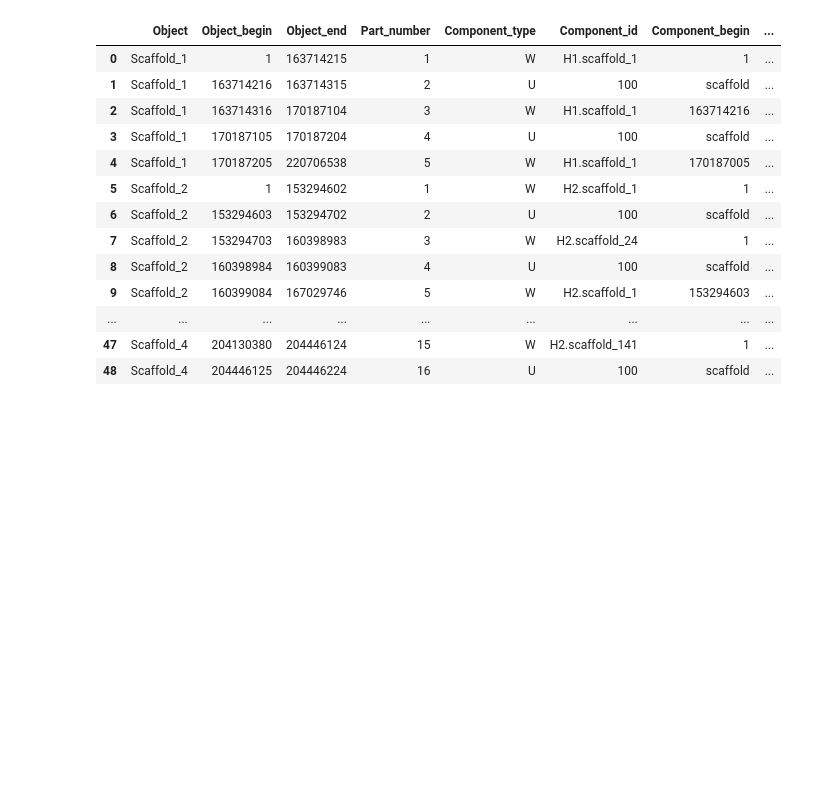
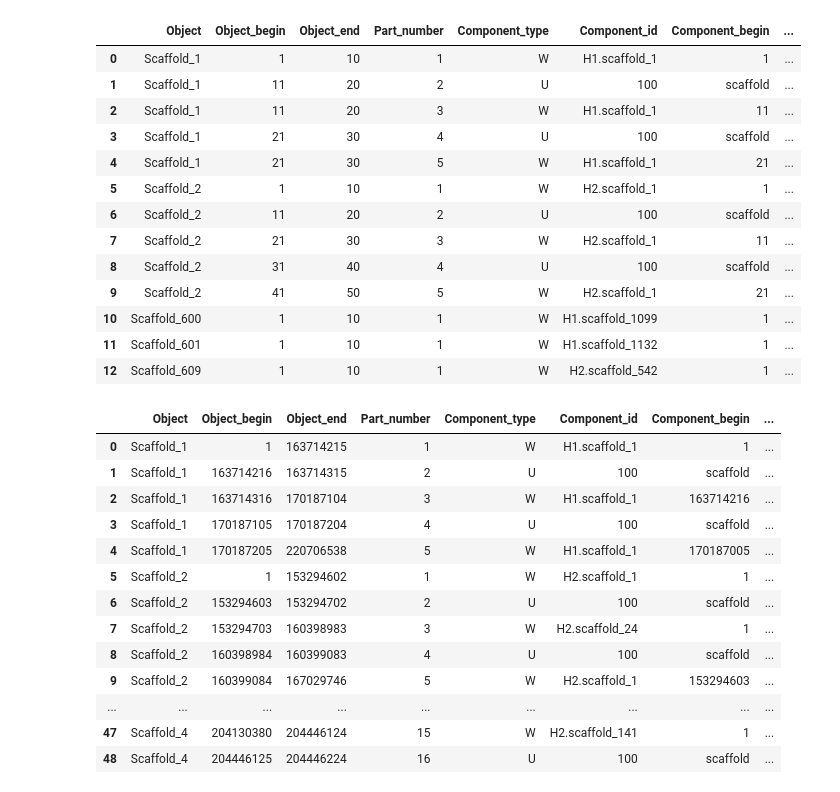
Before and after one commit to peterH1217/apresC, a Jupyter notebook: agp_tweaking.ipynb, the cells around one changed output. Saved outputs shown, nothing was run; the diff lists cells and outputs as text; code cells hidden in the pictures; blank space fills up the shorter version.

```diff
--- a/agp_tweaking.ipynb
+++ b/agp_tweaking.ipynb
@@ -9,6 +9,23 @@ df = pd.read_csv('mMarFla1.HiC.combined.decontam.20240513.hificovg.pretext.agp_2
                     "Component_type", "Component_id", "Component_begin",
                     "Component_end", "Orientation","mod","paint","hap","ex1","ex2"
                     ])
+# %%
+df
+# %% [output]
+|  | Object | Object_begin | Object_end | Part_number | Component_type | Component_id | Component_begin | ... |
+| 0 | Scaffold_1 | 1 | 10 | 1 | W | H1.scaffold_1 | 1 | ... |
+| 1 | Scaffold_1 | 11 | 20 | 2 | U | 100 | scaffold | ... |
+| 2 | Scaffold_1 | 11 | 20 | 3 | W | H1.scaffold_1 | 11 | ... |
+| 3 | Scaffold_1 | 21 | 30 | 4 | U | 100 | scaffold | ... |
+| 4 | Scaffold_1 | 21 | 30 | 5 | W | H1.scaffold_1 | 21 | ... |
+| 5 | Scaffold_2 | 1 | 10 | 1 | W | H2.scaffold_1 | 1 | ... |
+| 6 | Scaffold_2 | 11 | 20 | 2 | U | 100 | scaffold | ... |
+| 7 | Scaffold_2 | 21 | 30 | 3 | W | H2.scaffold_1 | 11 | ... |
+| 8 | Scaffold_2 | 31 | 40 | 4 | U | 100 | scaffold | ... |
+| 9 | Scaffold_2 | 41 | 50 | 5 | W | H2.scaffold_1 | 21 | ... |
+| 10 | Scaffold_600 | 1 | 10 | 1 | W | H1.scaffold_1099 | 1 | ... |
+| 11 | Scaffold_601 | 1 | 10 | 1 | W | H1.scaffold_1132 | 1 | ... |
+| 12 | Scaffold_609 | 1 | 10 | 1 | W | H2.scaffold_542 | 1 | ... |
 # %%
 df = df[(df['Object']=='Scaffold_1') | (df['Object']=='Scaffold_2') | (df['Object']=='Scaffold_3') | (df['Object']=='Scaffold_4')]
 # %%
```
Also changed, not shown: parts of 4 cells of this notebook.
